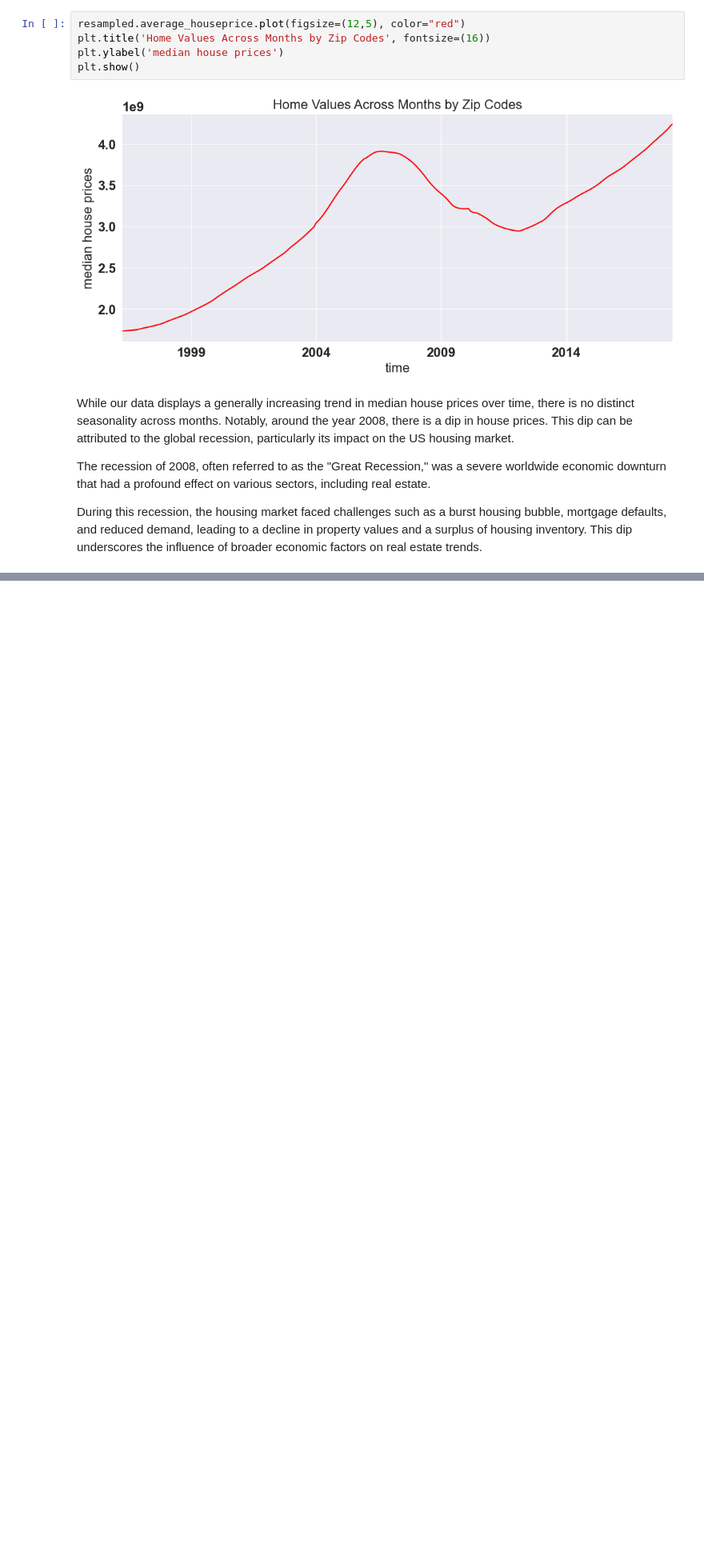
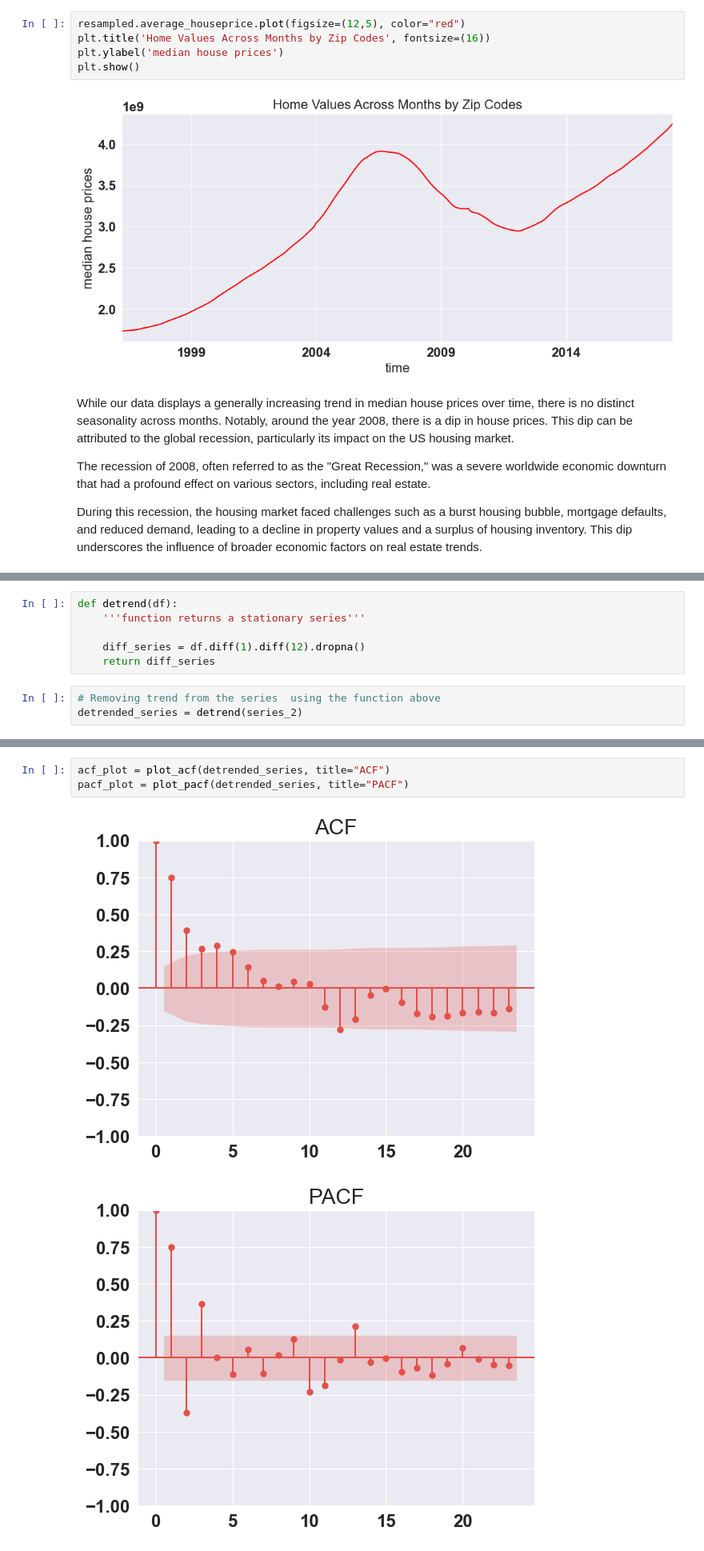
Before and after one commit to FionaNalianya/Forecasting-real-estate-prices, a Jupyter notebook: notebook.ipynb, the cells around one changed output, grey strips where cells are left out. Shown at 80% size. Drawn from its saved outputs; the diff is of its cells as text; blank space fills up the shorter version.

```diff
--- a/notebook.ipynb
+++ b/notebook.ipynb
@@ -832,0 +1011,9 @@ During this recession, the housing market faced challenges such as a burst housi
+# %%
+def detrend(df):
+    '''function returns a stationary series'''
+
+    diff_series = df.diff(1).diff(12).dropna()
+    return diff_series
+# %%
+# Removing trend from the series  using the function above
+detrended_series = detrend(series_2)
@@ -832,0 +1040,6 @@ During this recession, the housing market faced challenges such as a burst housi
+# %%
+acf_plot = plot_acf(detrended_series, title="ACF")
+pacf_plot = plot_pacf(detrended_series, title="PACF")
+# %% [output]
+[figure, added]
+[figure, added]
```
Also changed, not shown: parts of 26 cells of this notebook.
